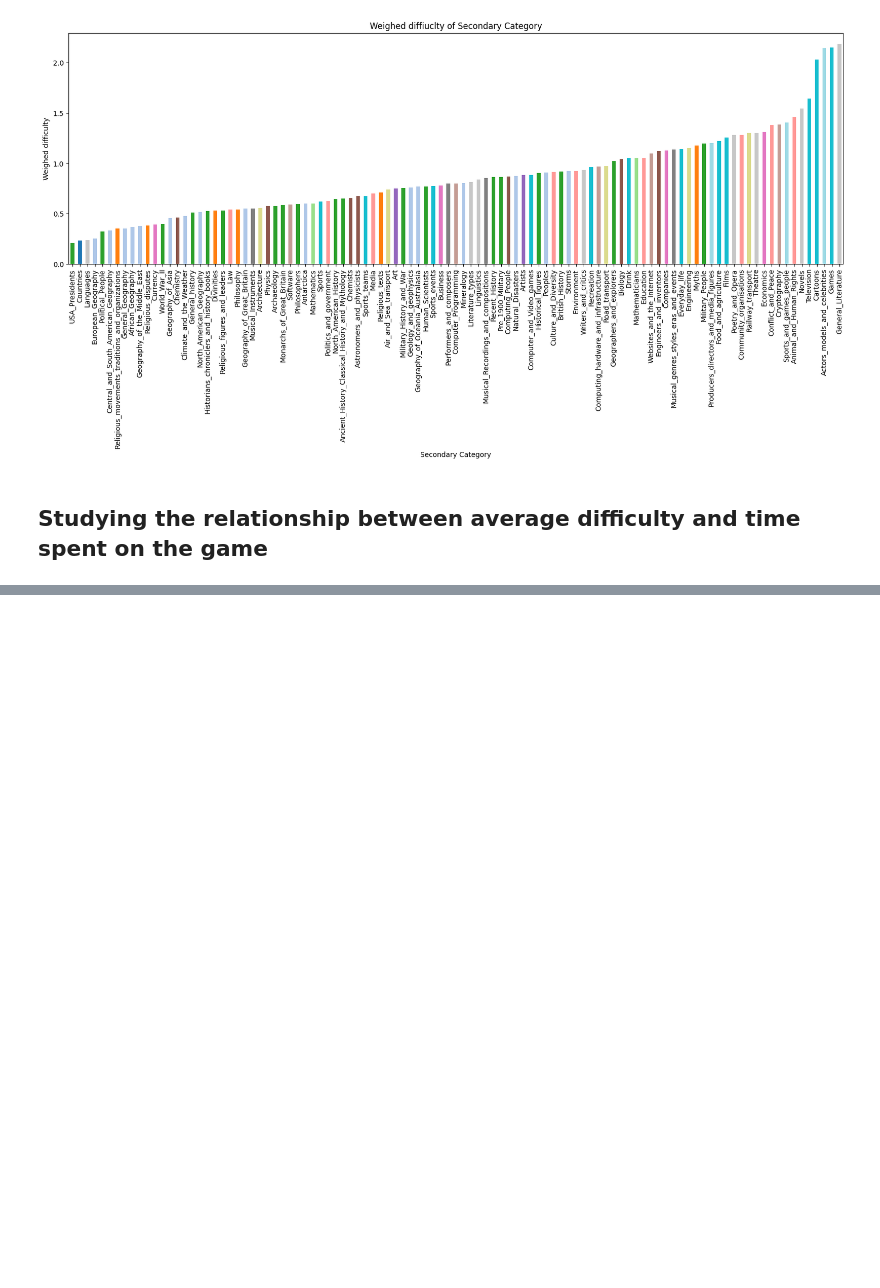
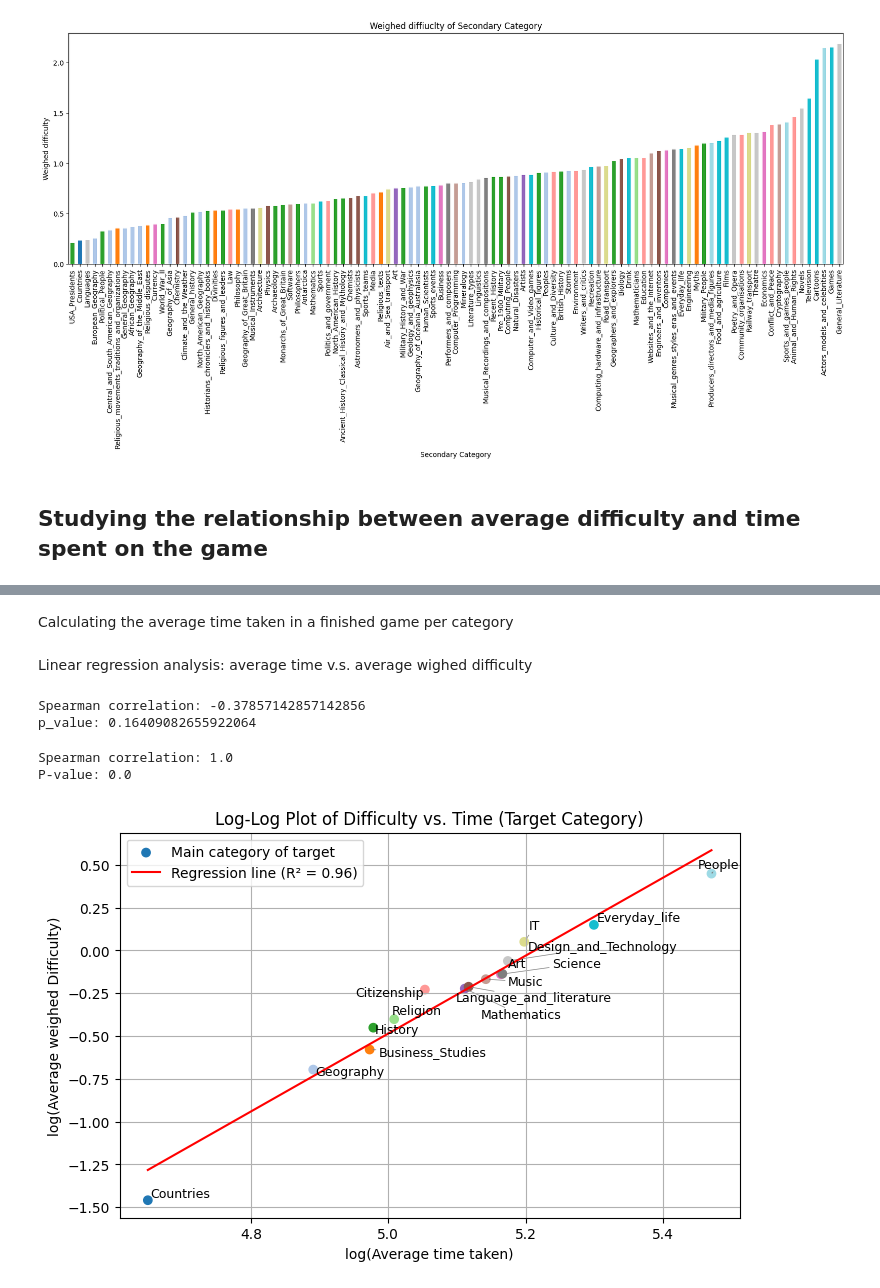
Before and after one commit to epfl-ada/ada-2024-project-ibm, a Jupyter notebook: resultsM.ipynb, the cells around one changed output, grey strips where cells are left out. Saved outputs shown, nothing was run; the diff lists cells and outputs as text; code cells hidden in the pictures; blank space fills up the shorter version.

```diff
--- a/resultsM.ipynb
+++ b/resultsM.ipynb
@@ -188,0 +180,79 @@ plt.show()
+# %%
+# Time taken in a game, and their respective category
+df_timecatraw = df_finished [['durationInSec','category1']]
+
+IndexT = df_timecatraw['category1'].value_counts().index.astype(str)
+n1 = len(IndexT)
+n2 = len(df_timecatraw)
+timecat = {IndexT[i]: [0] for i in range(n1)}
+df_timecat = pd.DataFrame(timecat)
+df_count = pd.DataFrame(timecat)
+
+for i in range(n2):
+    for j in range(n1):
+        a = df_timecatraw.loc[i]['category1']
+        if a == IndexT[j]:
+            df_timecat[a] = df_timecat[a] + df_timecatraw.loc[i]['durationInSec']
+            df_count[a] = df_count[a] + 1
+# %% [markdown]
+Calculating the average time taken in a finished game per category
+# %%
+average_time_cat = df_timecat/df_count
+ATC = average_time_cat.T[0]
+# %% [markdown]
+Linear regression analysis:  average time v.s. average wighed difficulty
+# %%
+correlation, p_value = spearmanr(ATC, T_weighed_rating)
+
+print("Spearman correlation:", correlation)
+print("p_value:", p_value)
+# %% [output]
+Spearman correlation: -0.37857142857142856
+p_value: 0.16409082655922064
+# %%
+# Spearman correlation
+sorted_ATC = ATC.sort_values()
+sorted_T_weighed_rating2 = T_weighed_rating.sort_values()
+
+correlation, p_value = spearmanr(sorted_ATC, sorted_T_weighed_rating2)
+
+print("Spearman correlation:", correlation)
+print("P-value:", p_value)
+
+
+# II. Perform linear regression (with log transformation)
+slope, intercept, r_value, p_value, std_err = linregress(np.log(sorted_ATC), np.log(sorted_T_weighed_rating2))
+
+# Create the regression line
+x_vals = np.array(np.log(sorted_ATC))
+y_vals_original = intercept + slope * x_vals
+
+# Use a colormap for each category
+categories = sorted_ATC.index
+colormap = cm.get_cmap('tab20', len(categories))
+colors = {category: colormap(i) for i, category in enumerate(categories)}
+
+
+# Plot
+plt.figure(figsize=(8, 5))
+plt.scatter(np.log(sorted_ATC), np.log(sorted_T_weighed_rating2),
+            c=[colors[category] for category in categories], label='Main category of target')
+plt.plot(x_vals, y_vals_original, color='red', label=f'Regression line (R² = {r_value**2:.2f})')
+
+
+# Add labels with adjustText to avoid overlap
+texts = [plt.text(x, y, category, fontsize=9)
+         for category, x, y in zip(categories, np.log(sorted_ATC), np.log(sorted_T_weighed_rating2))]
+adjust_text(texts, arrowprops=dict(arrowstyle='->', color='gray', lw=0.5))
+
+
+plt.xlabel('log(Average time taken)')
+plt.ylabel('log(Average weighed Difficulty)')
+plt.title('Log-Log Plot of Difficulty vs. Time (Target Category)')
+plt.legend()
+plt.grid(True)
+plt.show()
+# %% [output]
+Spearman correlation: 1.0
+P-value: 0.0
+[figure, added]
```
Also changed, not shown: parts of 6 cells of this notebook.
